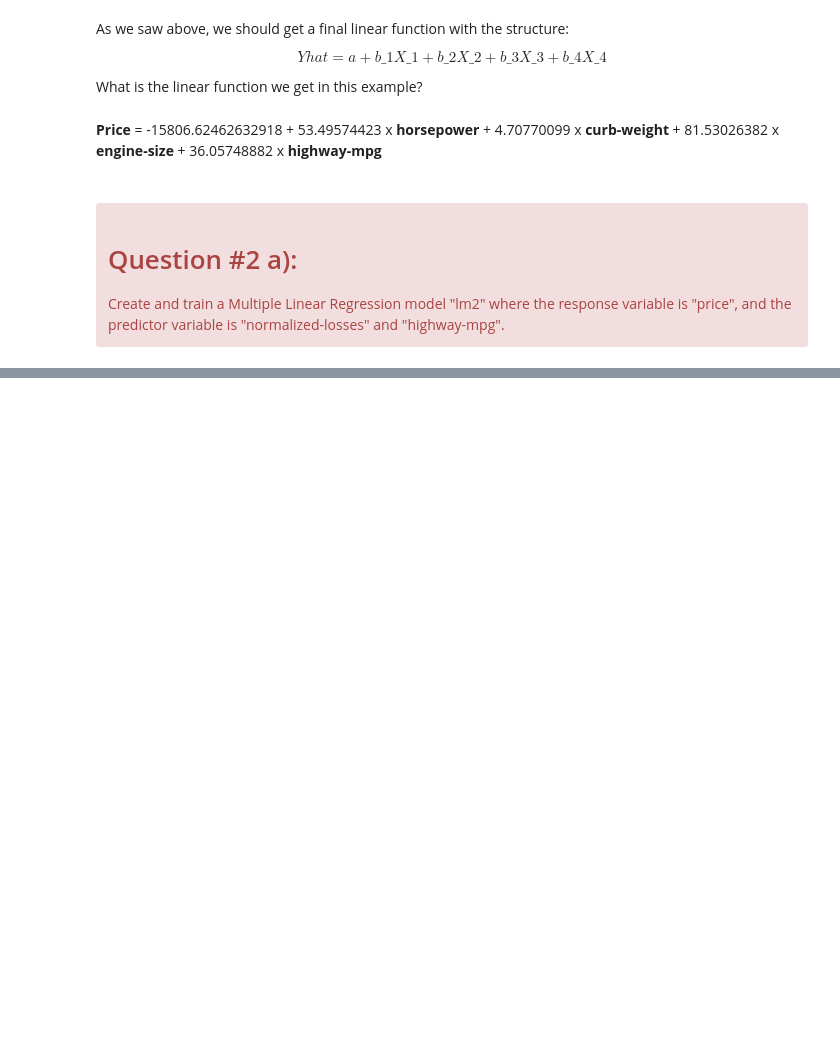
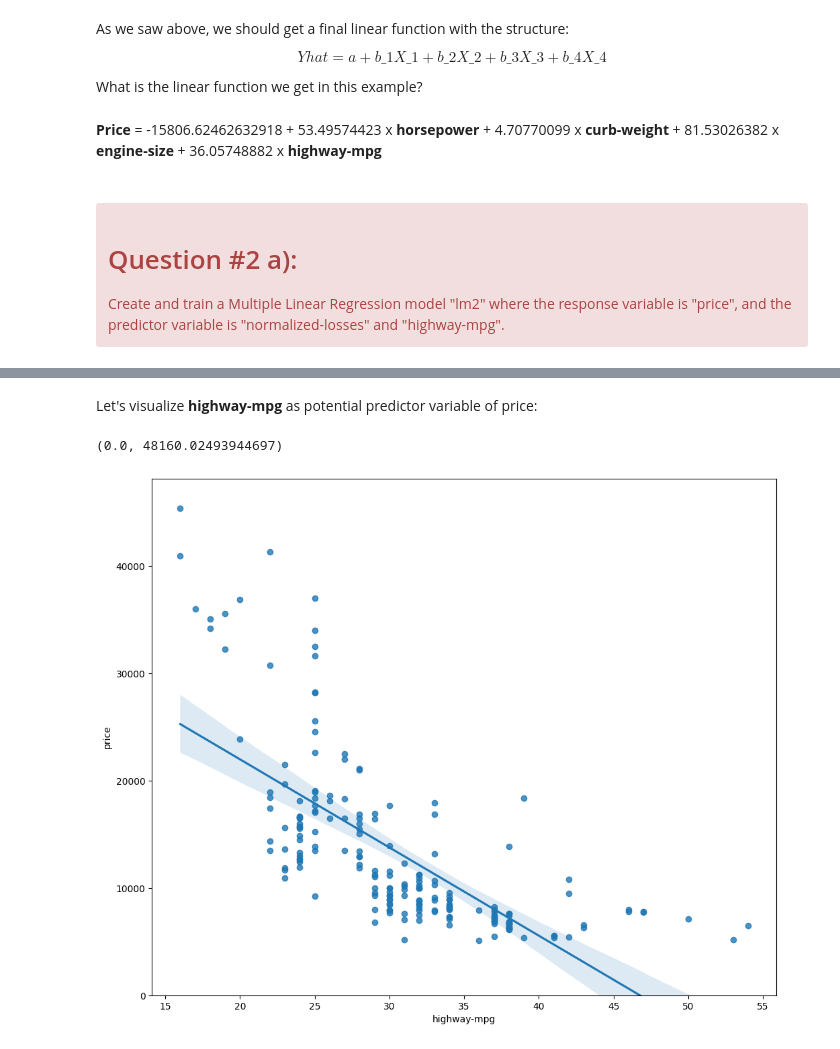
Before and after one commit to giuliamf/applied-datascience, a Jupyter notebook: 2. Data Analysis with Python/4.model_development.ipynb, the cells around one changed output, grey strips where cells are left out. Saved outputs shown, nothing was run; the diff lists cells and outputs as text; code cells hidden in the pictures; blank space fills up the shorter version.

```diff
--- a/2. Data Analysis with Python/4.model_development.ipynb
+++ b/2. Data Analysis with Python/4.model_development.ipynb
@@ -254,0 +301,9 @@ Create and train a Multiple Linear Regression model "lm2" where the response var
+# %% [markdown]
+Let's visualize **highway-mpg** as potential predictor variable of price:
+# %%
+plt.figure(figsize=(12, 10))
+sns.regplot(x="highway-mpg", y="price", data=df)
+plt.ylim(0,)
+# %% [output]
+(0.0, 48160.02493944697)
+[figure, added]
```
Also changed, not shown: parts of 114 cells of this notebook.
